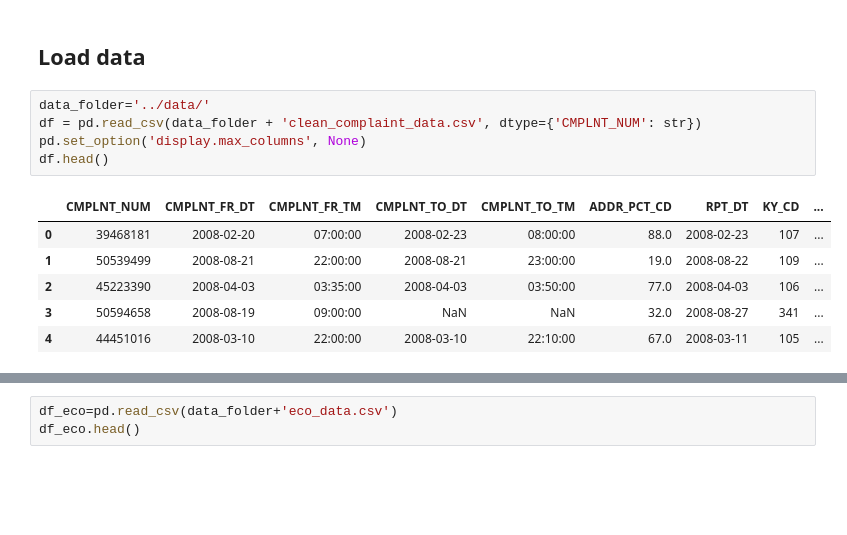
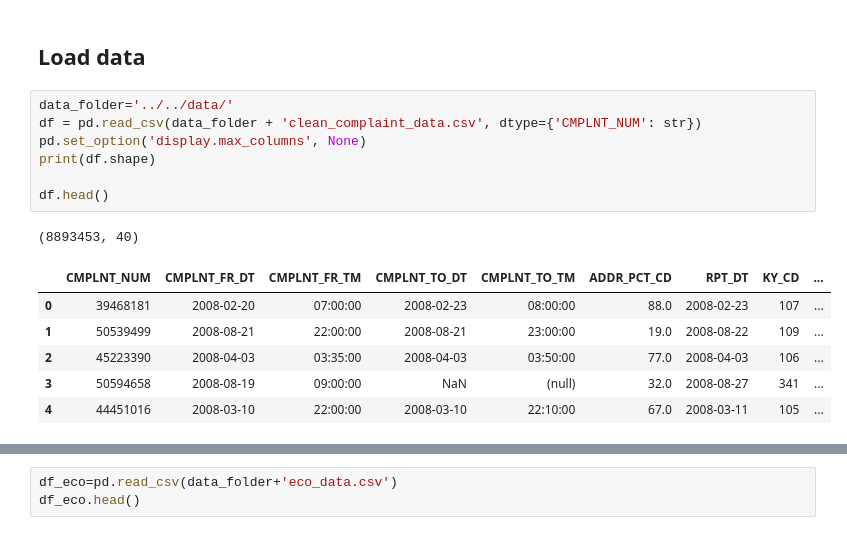
Before and after one commit to com-480-data-visualization/BluePink, a Jupyter notebook: notebooks/EDA2.ipynb, the cells around one changed output, grey strips where cells are left out. Saved outputs shown, nothing was run; the diff lists cells and outputs as text; blank space fills up the shorter version.

```diff
--- a/notebooks/EDA2.ipynb
+++ b/notebooks/EDA2.ipynb
@@ -10,14 +10,17 @@ from datetime import datetime, date, time
 # %% [markdown]
 ## Load data
 # %%
-data_folder='../data/'
+data_folder='../../data/'
 df = pd.read_csv(data_folder + 'clean_complaint_data.csv', dtype={'CMPLNT_NUM': str})
 pd.set_option('display.max_columns', None)
+print(df.shape)
+
 df.head()
 # %% [output]
+(8893453, 40)
 |  | CMPLNT_NUM | CMPLNT_FR_DT | CMPLNT_FR_TM | CMPLNT_TO_DT | CMPLNT_TO_TM | ADDR_PCT_CD | RPT_DT | KY_CD | ... |
 | 0 | 39468181 | 2008-02-20 | 07:00:00 | 2008-02-23 | 08:00:00 | 88.0 | 2008-02-23 | 107 | ... |
 | 1 | 50539499 | 2008-08-21 | 22:00:00 | 2008-08-21 | 23:00:00 | 19.0 | 2008-08-22 | 109 | ... |
 | 2 | 45223390 | 2008-04-03 | 03:35:00 | 2008-04-03 | 03:50:00 | 77.0 | 2008-04-03 | 106 | ... |
-| 3 | 50594658 | 2008-08-19 | 09:00:00 | NaN | NaN | 32.0 | 2008-08-27 | 341 | ... |
+| 3 | 50594658 | 2008-08-19 | 09:00:00 | NaN | (null) | 32.0 | 2008-08-27 | 341 | ... |
 | 4 | 44451016 | 2008-03-10 | 22:00:00 | 2008-03-10 | 22:10:00 | 67.0 | 2008-03-11 | 105 | ... |
```
Also changed, not shown: parts of 9 cells of this notebook, 9 other files.
